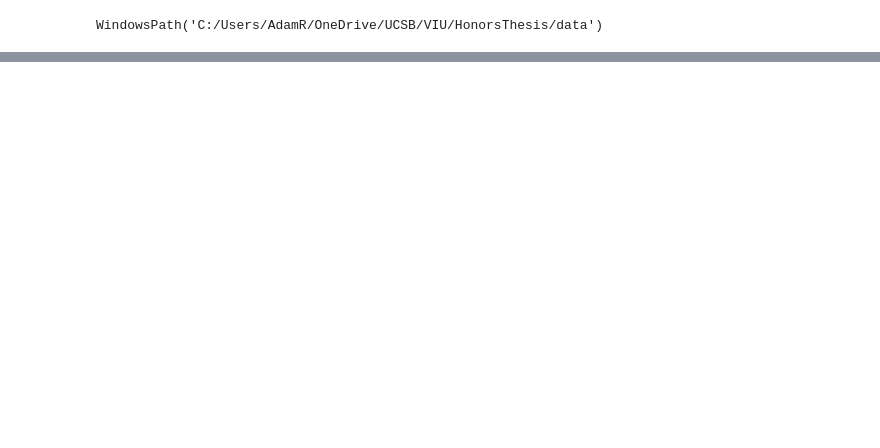
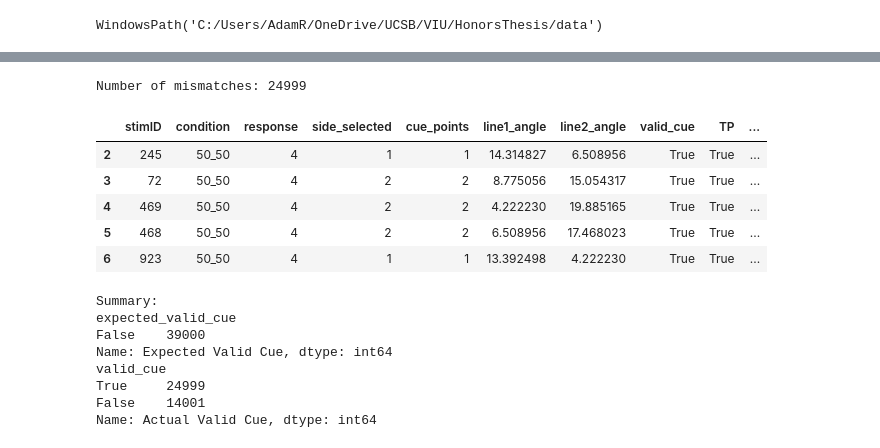
Before and after one commit to AdamRychtecky8/Flexible-Wisdom, a Jupyter notebook: notebooks/Gemini_exploration.ipynb, the cells around one changed output, grey strips where cells are left out. Drawn from its saved outputs; the diff is of its cells as text; code cells hidden in the pictures; blank space fills up the shorter version.

```diff
--- a/notebooks/Gemini_exploration.ipynb
+++ b/notebooks/Gemini_exploration.ipynb
@@ -312,0 +130,35 @@ display(angle_metrics_mag)
+# %%
+# Mapping side_selected numeric codes to text labels
+side_map = {1: "left", 2: "right"}
+
+df = project_master.copy()
+
+# Create a column for the expected validity
+df["expected_valid_cue"] = (df["cue_points"] == df["side_selected"].map(side_map))
+
+# Identify rows where expected validity does NOT match actual valid_cue
+mismatches = df[df["expected_valid_cue"] != df["valid_cue"]]
+
+print("Number of mismatches:", len(mismatches))
+display(mismatches.head())
+
+# Summary check
+print("\nSummary:")
+print(df["expected_valid_cue"].value_counts().rename("Expected Valid Cue"))
+print(df["valid_cue"].value_counts().rename("Actual Valid Cue"))
+# %% [output]
+Number of mismatches: 24999
+|  | stimID | condition | response | side_selected | cue_points | line1_angle | line2_angle | valid_cue | TP | ... |
+| 2 | 245 | 50_50 | 4 | 1 | 1 | 14.314827 | 6.508956 | True | True | ... |
+| 3 | 72 | 50_50 | 4 | 2 | 2 | 8.775056 | 15.054317 | True | True | ... |
+| 4 | 469 | 50_50 | 4 | 2 | 2 | 4.222230 | 19.885165 | True | True | ... |
+| 5 | 468 | 50_50 | 4 | 2 | 2 | 6.508956 | 17.468023 | True | True | ... |
+| 6 | 923 | 50_50 | 4 | 1 | 1 | 13.392498 | 4.222230 | True | True | ... |
+Summary:
+expected_valid_cue
+False    39000
+Name: Expected Valid Cue, dtype: int64
+valid_cue
+True     24999
+False    14001
+Name: Actual Valid Cue, dtype: int64
```
Also changed, not shown: parts of 8 cells of this notebook, 5 other files.
